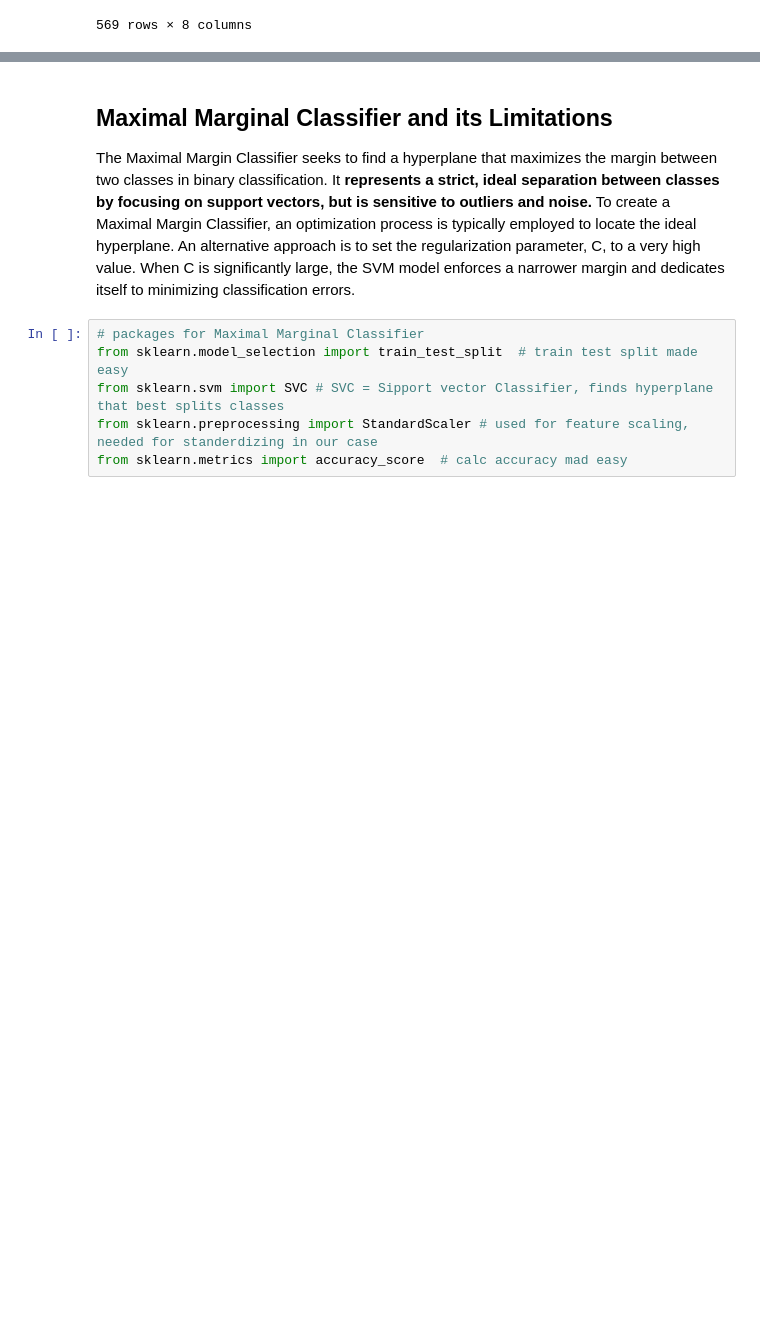
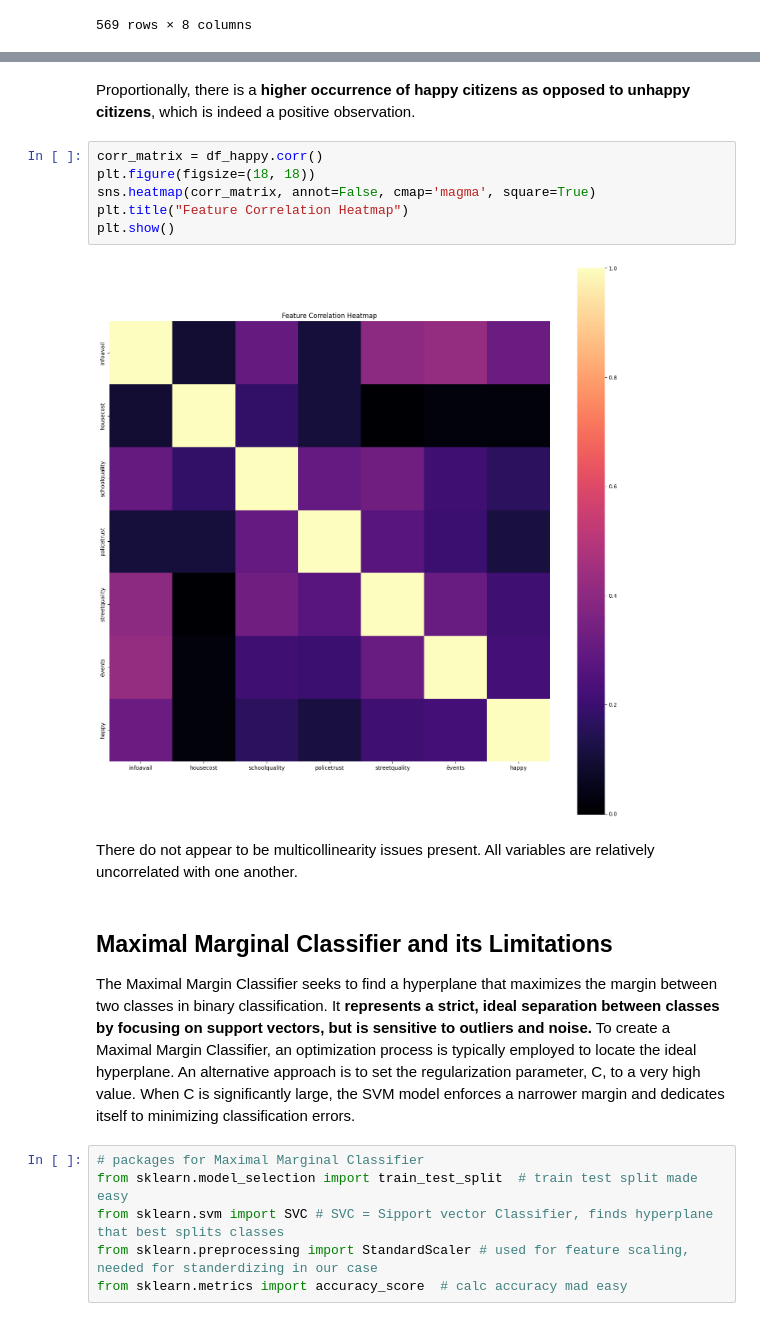
Before and after one commit to SterlingHayden/Support-Vector-Machines, a Jupyter notebook: DASC4113_A04.ipynb, the cells around one changed output, grey strips where cells are left out. Cells and saved outputs as stored; diff of their text form; blank space fills up the shorter version.

```diff
--- a/DASC4113_A04.ipynb
+++ b/DASC4113_A04.ipynb
@@ -176,3 +207,15 @@ df_X
+# %% [markdown]
+Proportionally, there is a **higher occurrence of happy citizens as opposed to unhappy citizens**, which is indeed a positive observation.
+# %%
+corr_matrix = df_happy.corr()
+plt.figure(figsize=(18, 18))
+sns.heatmap(corr_matrix, annot=False, cmap='magma', square=True)
+plt.title("Feature Correlation Heatmap")
+plt.show()
+# %% [output]
+[figure, added]
+# %% [markdown]
+There do not appear to be multicollinearity issues present. All variables are relatively uncorrelated with one another.
 # %% [markdown]
 ## Maximal Marginal Classifier and its Limitations
 The Maximal Margin Classifier seeks to find a hyperplane that maximizes the margin between two classes in binary classification. It **represents a strict, ideal separation between classes by focusing on support vectors, but is sensitive to outliers and noise.** To create a Maximal Margin Classifier, an optimization process is typically employed to locate the ideal hyperplane. An alternative approach is to set the regularization parameter, C, to a very high value. When C is significantly large, the SVM model enforces a narrower margin and dedicates itself to minimizing classification errors.
```
Also changed, not shown: parts of 25 cells of this notebook.
